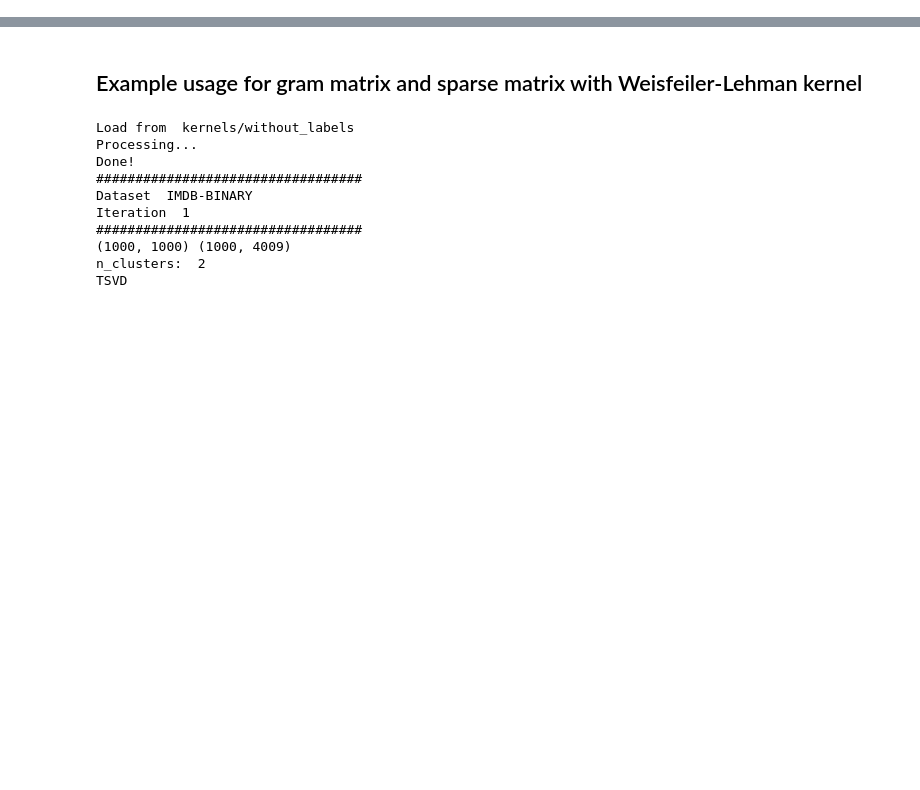
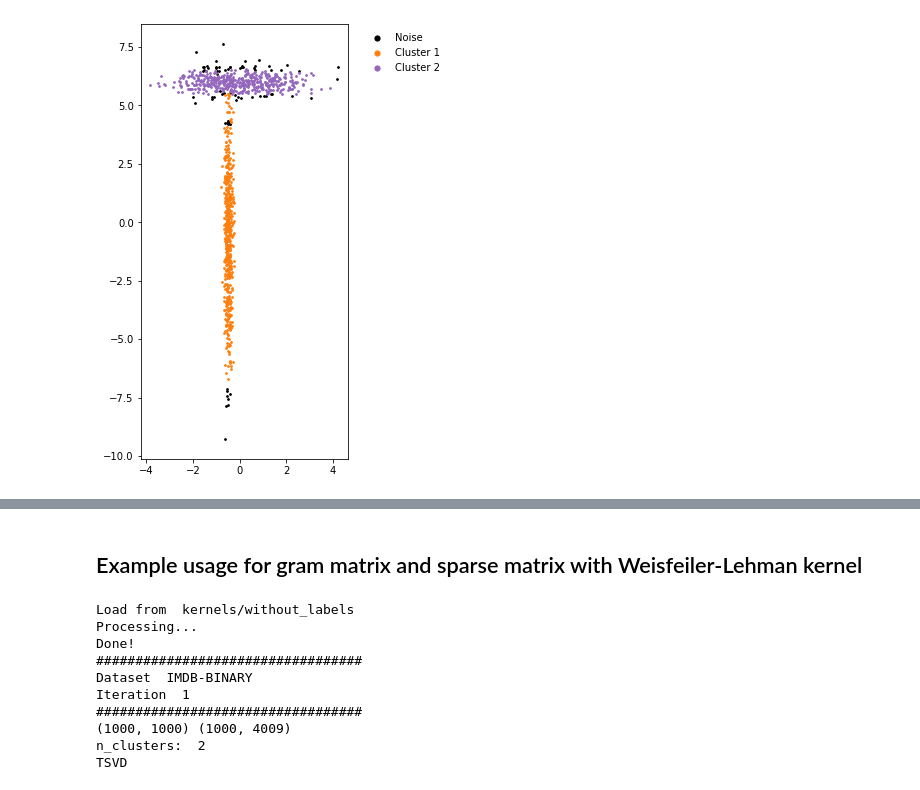
Before and after one commit to ratzenboe/datamining-team1, a Jupyter notebook: 1c-analysis/group1-task1.ipynb, the cells around one changed output, grey strips where cells are left out. Saved outputs shown, nothing was run; the diff lists cells and outputs as text; code cells hidden in the pictures; blank space fills up the shorter version.

```diff
--- a/1c-analysis/group1-EDA.ipynb
+++ b/1c-analysis/group1-task1.ipynb
@@ -5,0 +54,18 @@
+# %%
+# Set parameters
+epsilon=1; delta=0.25; mu=10; lamb=1; kappa=50
+
+clusterer = PreDeCon(data=X, epsilon=epsilon, delta=delta, mu=mu, lamb=lamb, kappa=kappa)
+# %%
+clusterer.fit()
+# %%
+plt.figure(figsize=(5,8))
+colors = {-1: 'k', 0: 'tab:orange', 1: 'tab:purple', 2: 'tab:red'}
+label_names = {-1: 'Noise', 0: 'Cluster 1', 1: 'Cluster 2', 2: 'Cluster 3'}
+for label_id in np.unique(clusterer.labels_).astype(int):
+    plt.scatter(*X[clusterer.labels_==label_id].T, c=colors[label_id], s=3, label=label_names[label_id])
+plt.gca().set_aspect('equal')
+plt.legend(frameon=False, markerscale=3, bbox_to_anchor=(1.05, 1), loc='upper left')
+plt.show()
+# %% [output]
+[figure, added]
```
Also changed, not shown: parts of 11 cells of this notebook, 2 other files.
